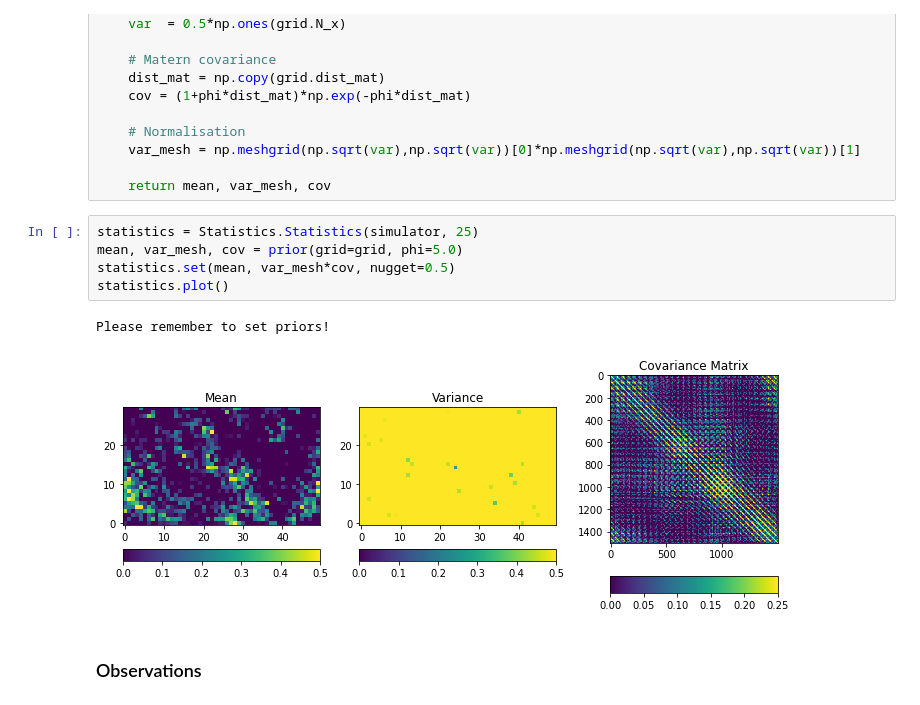
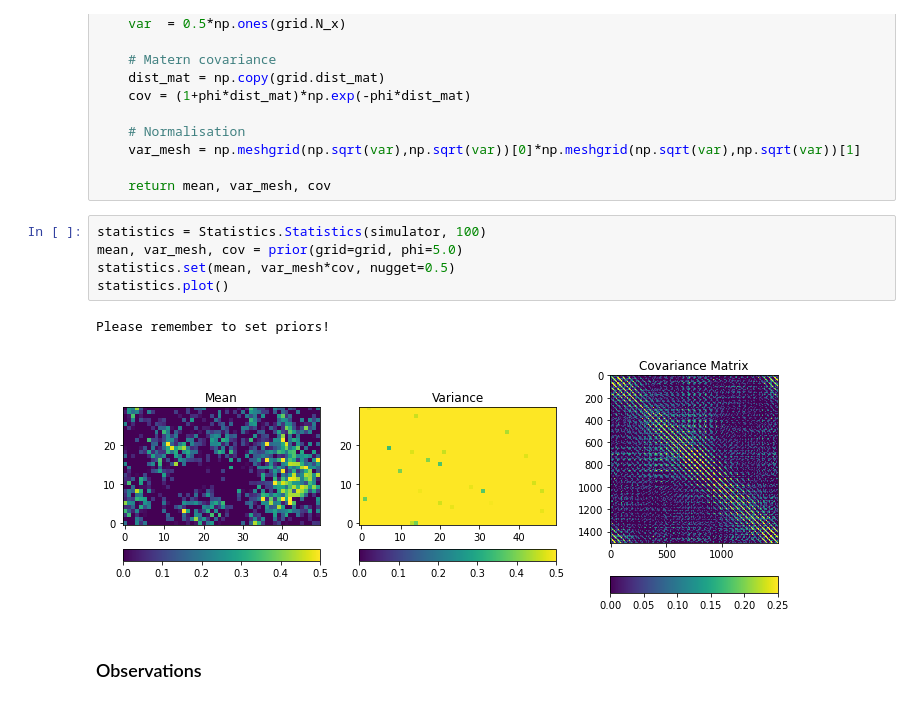
Before and after one commit to FlorianBeiser/advectionDiffusion, a Jupyter notebook: LETKFiltering.ipynb, the cells around one changed output. Saved outputs shown, nothing was run; the diff lists cells and outputs as text.

```diff
--- a/LETKFiltering.ipynb
+++ b/LETKFiltering.ipynb
@@ -39,13 +39,13 @@ def prior(grid, phi):
 
     return mean, var_mesh, cov
 # %%
-statistics = Statistics.Statistics(simulator, 25)
+statistics = Statistics.Statistics(simulator, 100)
 mean, var_mesh, cov = prior(grid=grid, phi=5.0)
 statistics.set(mean, var_mesh*cov, nugget=0.5)
 statistics.plot()
 # %% [output]
 Please remember to set priors!
-[figure, old version]
+[figure, new version]
 # %% [markdown]
 ### Observations
 # %%
```
Also changed, not shown: parts of 2 cells of this notebook, 1 other file.
